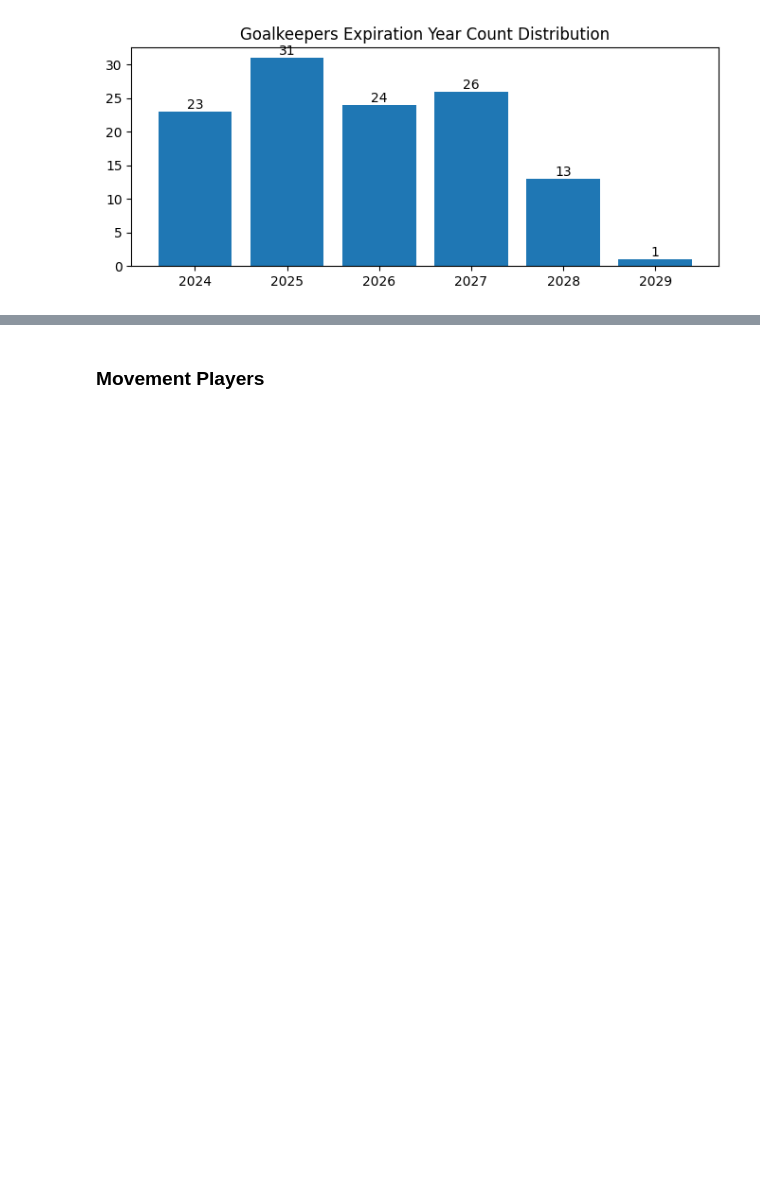
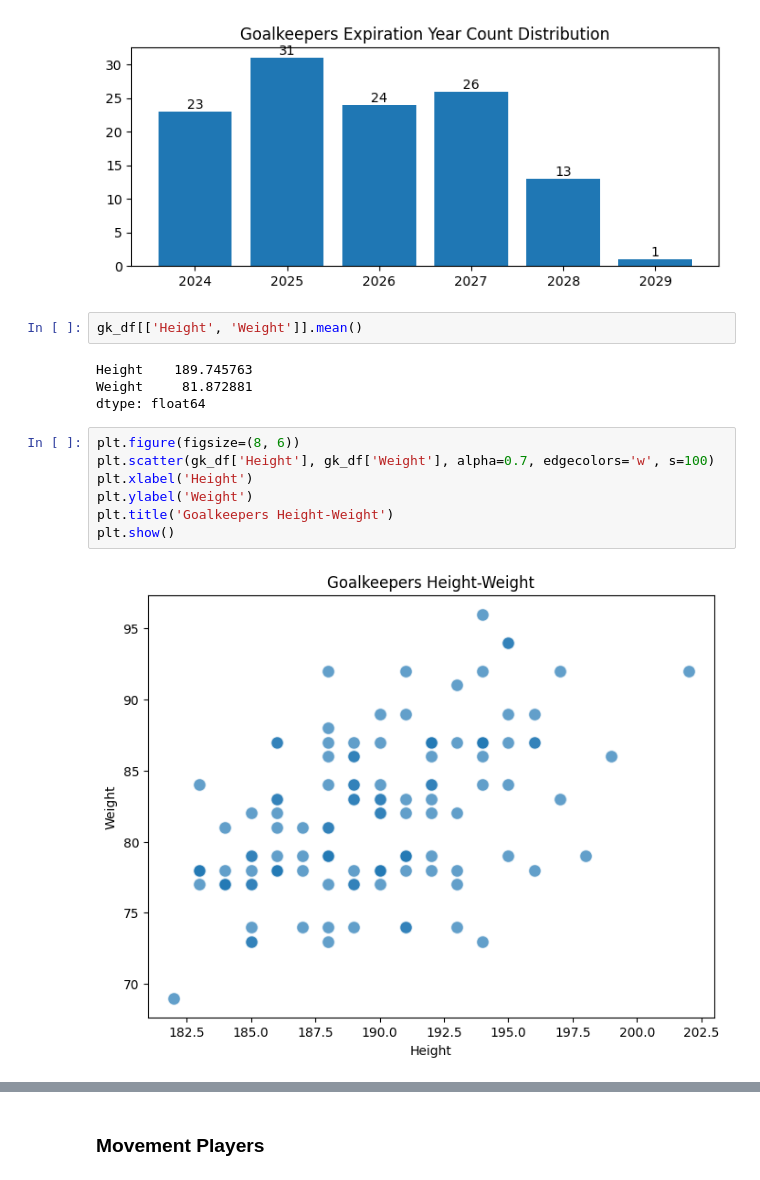
Before and after one commit to federicopaschetta/FootballPlayersAnalysis, a Jupyter notebook: analysis.ipynb, the cells around one changed output, grey strips where cells are left out. Cells and saved outputs as stored; diff of their text form; blank space fills up the shorter version.

```diff
--- a/analysis.ipynb
+++ b/analysis.ipynb
@@ -70,3 +70,18 @@ plt.bar_label(bars)
 plt.show()
 # %% [output]
 [figure]
+# %%
+gk_df[['Height', 'Weight']].mean()
+# %% [output]
+Height    189.745763
+Weight     81.872881
+dtype: float64
+# %%
+plt.figure(figsize=(8, 6))
+plt.scatter(gk_df['Height'], gk_df['Weight'], alpha=0.7, edgecolors='w', s=100)
+plt.xlabel('Height')
+plt.ylabel('Weight')
+plt.title('Goalkeepers Height-Weight')
+plt.show()
+# %% [output]
+[figure, added]
```
Also changed, not shown: parts of 30 cells of this notebook, 1 other file.
